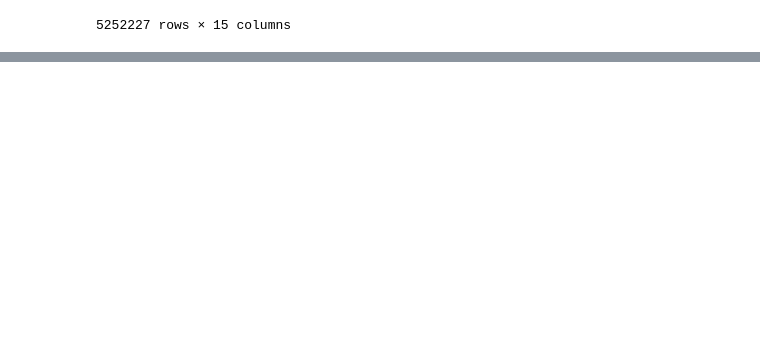
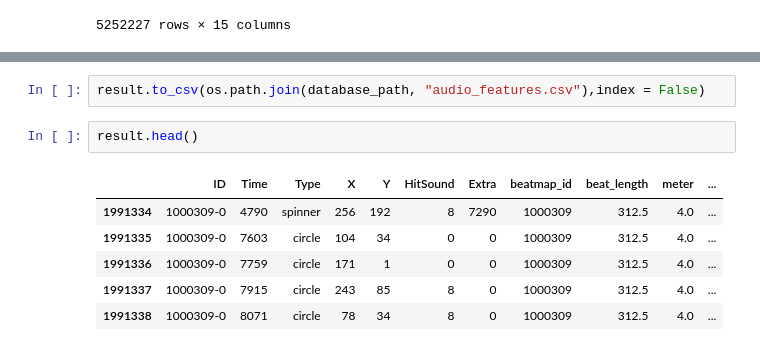
Before and after one commit to saliherdemk/osu-dataset-generator, a Jupyter notebook: notebooks/format_dataset.ipynb, the cells around one changed output, grey strips where cells are left out. Drawn from its saved outputs; the diff is of its cells as text; blank space fills up the shorter version.

```diff
--- a/notebooks/format_dataset.ipynb
+++ b/notebooks/format_dataset.ipynb
@@ -298 +312,12 @@ result.to_csv(os.path.join(database_path, "audio_features.csv"),index = False)
+# %%
+result.to_csv(os.path.join(database_path, "audio_features.csv"),index = False)
+# %%
+result.head()
+# %% [output]
+|  | ID | Time | Type | X | Y | HitSound | Extra | beatmap_id | beat_length | meter | ... |
+| 1991334 | 1000309-0 | 4790 | spinner | 256 | 192 | 8 | 7290 | 1000309 | 312.5 | 4.0 | ... |
+| 1991335 | 1000309-0 | 7603 | circle | 104 | 34 | 0 | 0 | 1000309 | 312.5 | 4.0 | ... |
+| 1991336 | 1000309-0 | 7759 | circle | 171 | 1 | 0 | 0 | 1000309 | 312.5 | 4.0 | ... |
+| 1991337 | 1000309-0 | 7915 | circle | 243 | 85 | 8 | 0 | 1000309 | 312.5 | 4.0 | ... |
+| 1991338 | 1000309-0 | 8071 | circle | 78 | 34 | 8 | 0 | 1000309 | 312.5 | 4.0 | ... |
 # %%
```
Also changed, not shown: parts of 4 cells of this notebook, 10 other files.
